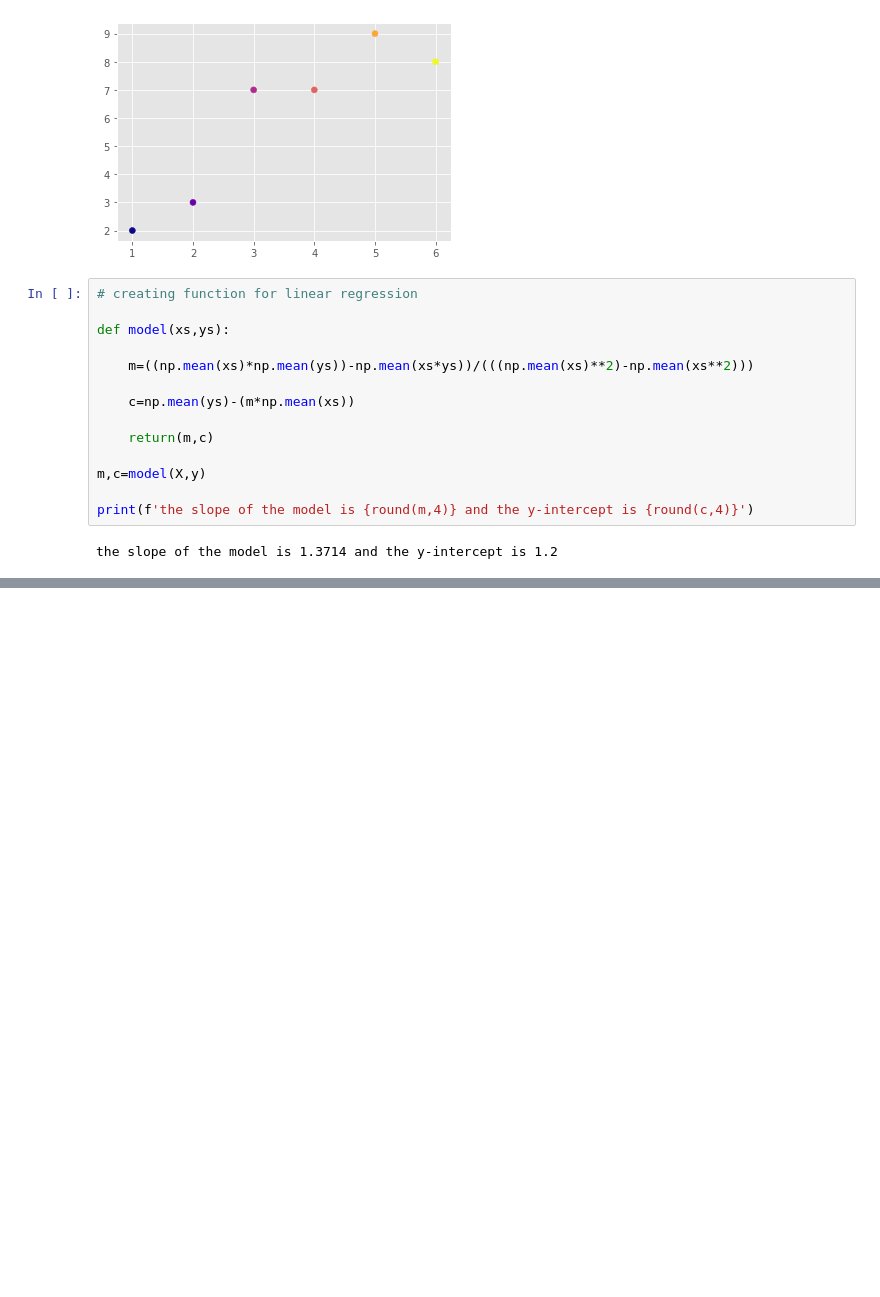
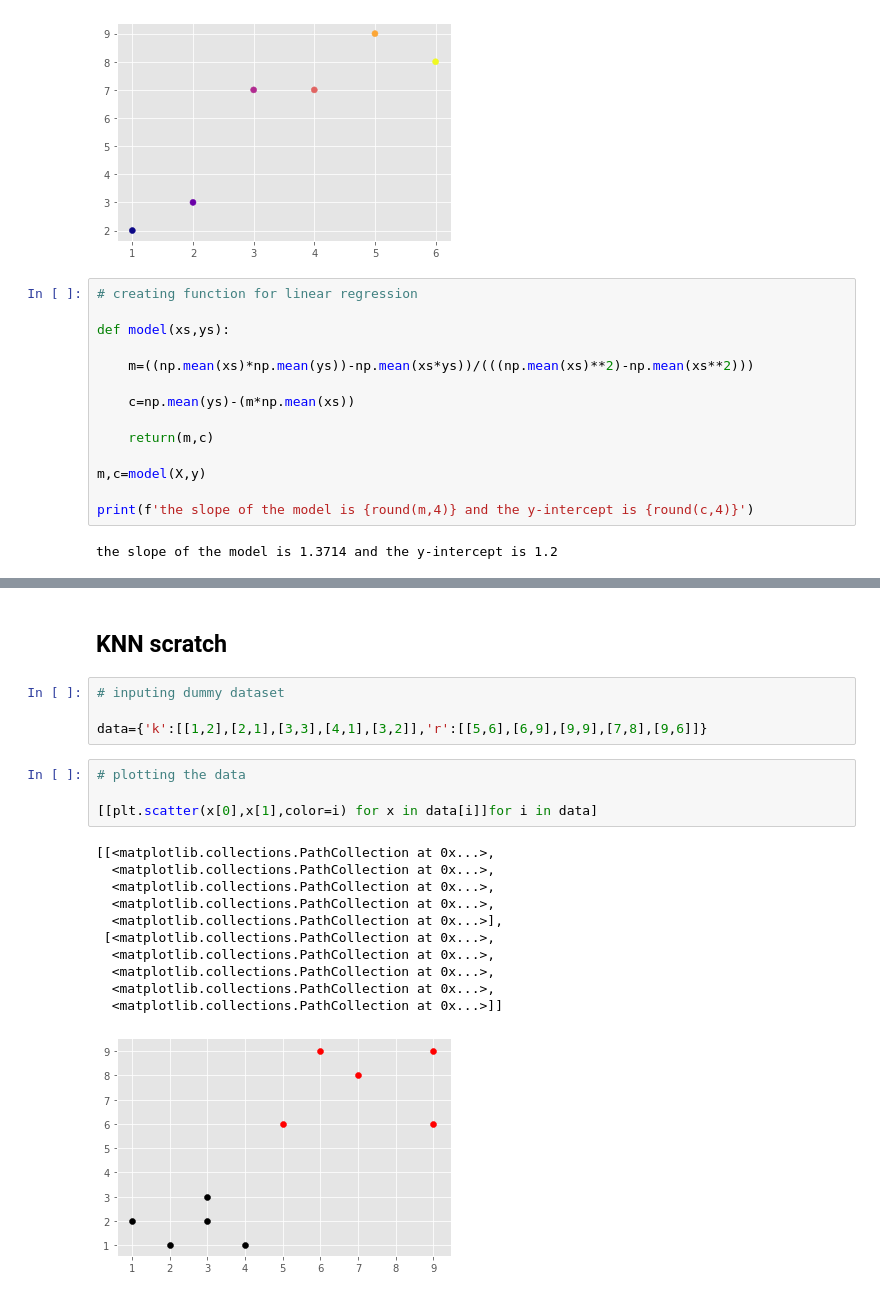
Before and after one commit to SunilKaushik02/ML-practice, a Jupyter notebook: ML scratch.ipynb, the cells around one changed output, grey strips where cells are left out. Drawn from its saved outputs; the diff is of its cells as text; blank space fills up the shorter version.

```diff
--- a/ML scratch.ipynb
+++ b/ML scratch.ipynb
@@ -54,0 +69,22 @@ plt.plot(X,X*m+c,'--')
+# %% [markdown]
+## KNN scratch
+# %%
+# inputing dummy dataset
+
+data={'k':[[1,2],[2,1],[3,3],[4,1],[3,2]],'r':[[5,6],[6,9],[9,9],[7,8],[9,6]]}
+# %%
+# plotting the data
+
+[[plt.scatter(x[0],x[1],color=i) for x in data[i]]for i in data]
+# %% [output]
+[[<matplotlib.collections.PathCollection at 0x...>,
+  <matplotlib.collections.PathCollection at 0x...>,
+  <matplotlib.collections.PathCollection at 0x...>,
+  <matplotlib.collections.PathCollection at 0x...>,
+  <matplotlib.collections.PathCollection at 0x...>],
+ [<matplotlib.collections.PathCollection at 0x...>,
+  <matplotlib.collections.PathCollection at 0x...>,
+  <matplotlib.collections.PathCollection at 0x...>,
+  <matplotlib.collections.PathCollection at 0x...>,
+  <matplotlib.collections.PathCollection at 0x...>]]
+[figure, added]
```
Also changed, not shown: parts of 5 cells of this notebook.
